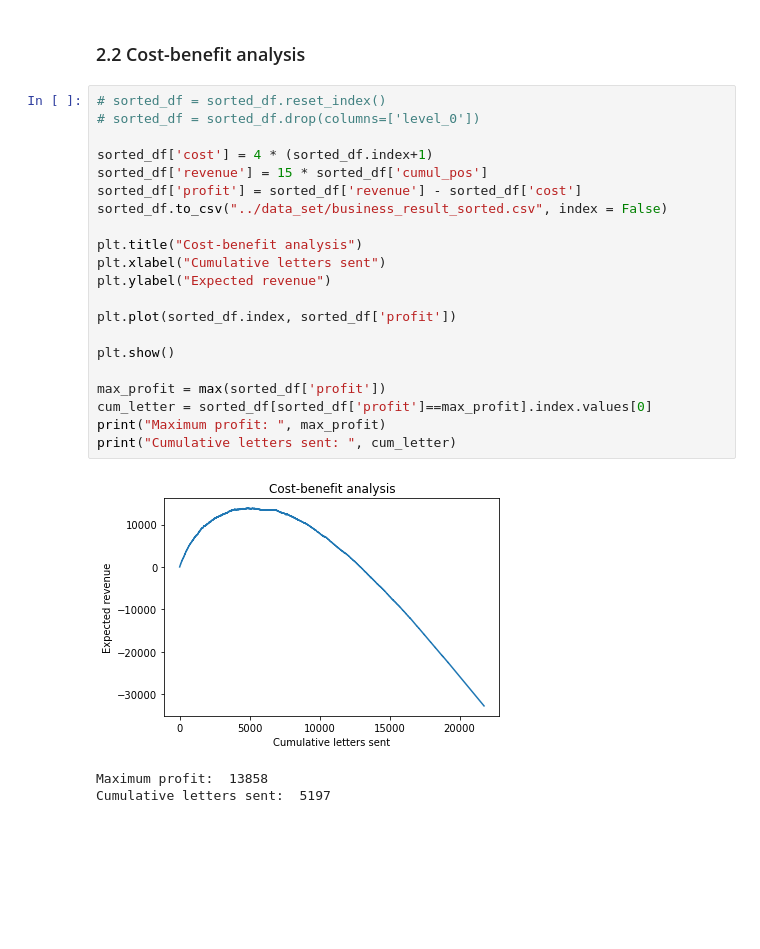
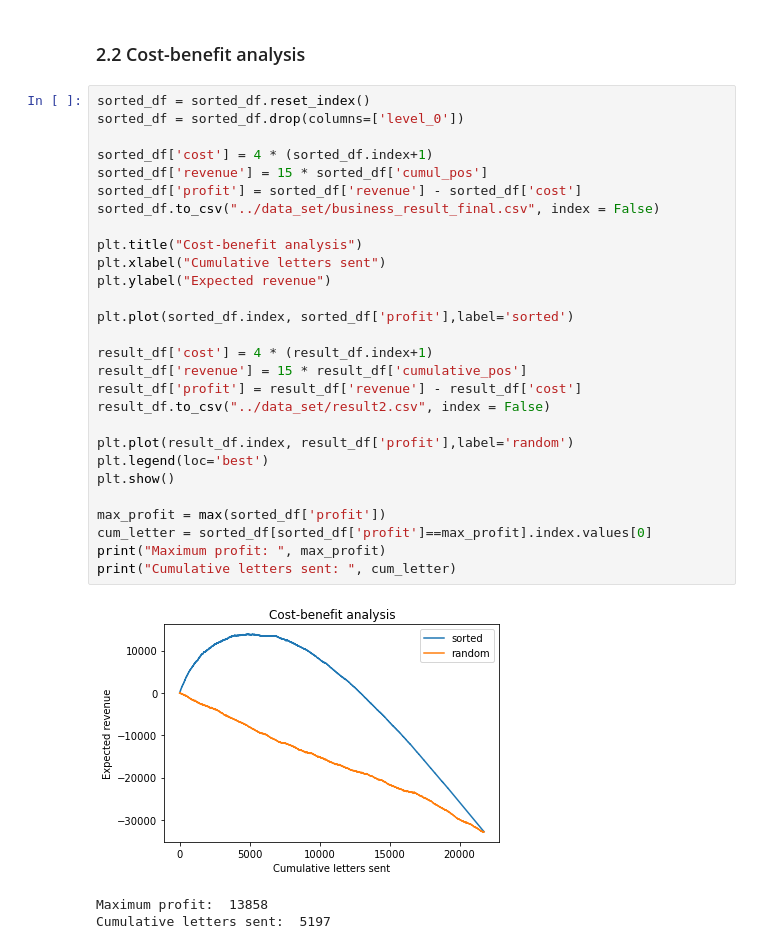
Before and after one commit to The2018/ml_business_lab, a Jupyter notebook: business.ipynb, the cells around one changed output. Saved outputs shown, nothing was run; the diff lists cells and outputs as text; blank space fills up the shorter version.

```diff
--- a/business.ipynb
+++ b/business.ipynb
@@ -328,27 +309,34 @@ Analyzing this chart, we can see that by sending mails to only 7750/21740 = 35.6
 # %% [markdown]
 ### 2.2 Cost-benefit analysis
 # %%
-# sorted_df = sorted_df.reset_index()
-# sorted_df = sorted_df.drop(columns=['level_0'])
+sorted_df = sorted_df.reset_index()
+sorted_df = sorted_df.drop(columns=['level_0'])
 
 sorted_df['cost'] = 4 * (sorted_df.index+1)
 sorted_df['revenue'] = 15 * sorted_df['cumul_pos']
 sorted_df['profit'] = sorted_df['revenue'] - sorted_df['cost']
-sorted_df.to_csv("../data_set/business_result_sorted.csv", index = False)
+sorted_df.to_csv("../data_set/business_result_final.csv", index = False)
 
 plt.title("Cost-benefit analysis")
 plt.xlabel("Cumulative letters sent")
 plt.ylabel("Expected revenue")
 
-plt.plot(sorted_df.index, sorted_df['profit'])
+plt.plot(sorted_df.index, sorted_df['profit'],label='sorted')
 
+result_df['cost'] = 4 * (result_df.index+1)
+result_df['revenue'] = 15 * result_df['cumulative_pos']
+result_df['profit'] = result_df['revenue'] - result_df['cost']
+result_df.to_csv("../data_set/result2.csv", index = False)
+
+plt.plot(result_df.index, result_df['profit'],label='random')
+plt.legend(loc='best')
 plt.show()
 
 max_profit = max(sorted_df['profit'])
 cum_letter = sorted_df[sorted_df['profit']==max_profit].index.values[0]
 print("Maximum profit: ", max_profit)
 print("Cumulative letters sent: ", cum_letter)
 # %% [output]
-[figure, old version]
+[figure, new version]
 Maximum profit:  13858
 Cumulative letters sent:  5197
```
Also changed, not shown: parts of 6 cells of this notebook, 1 other file.
